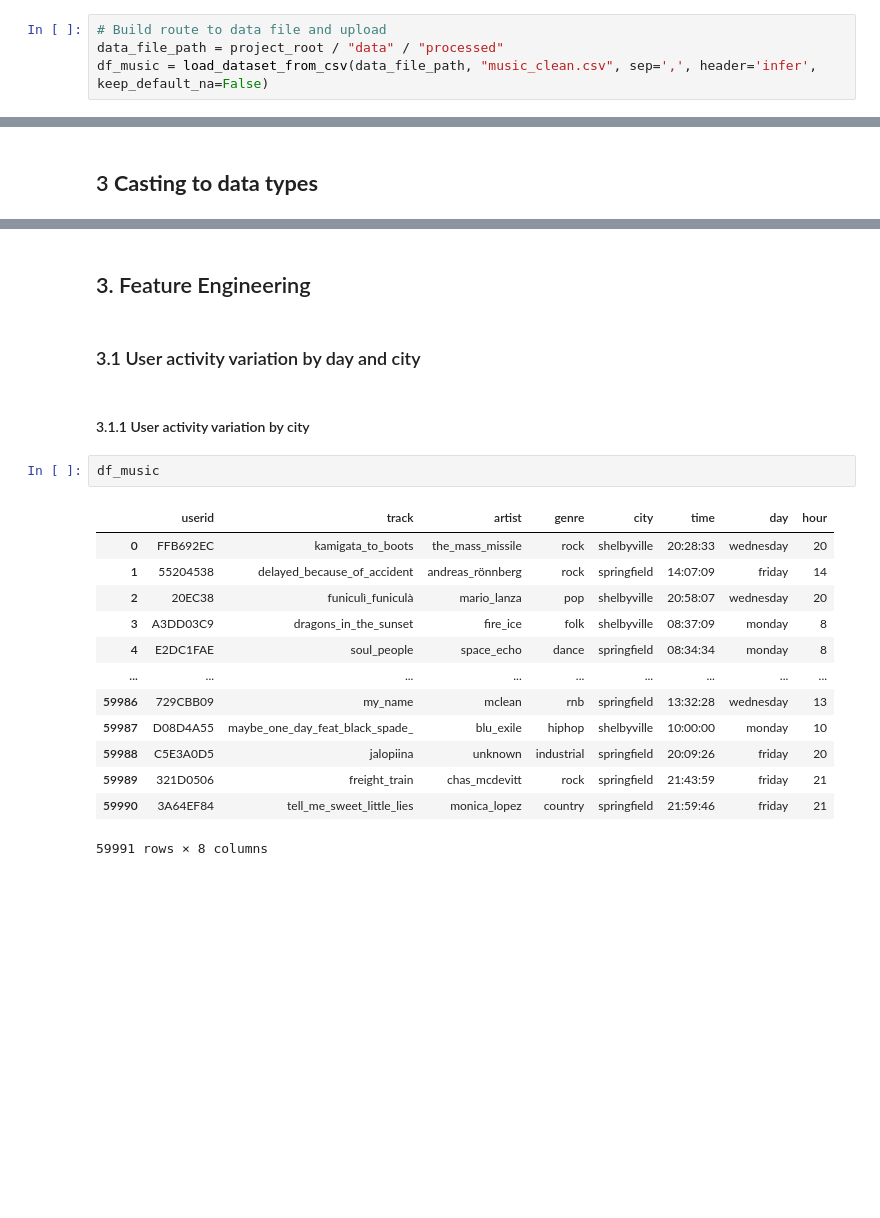
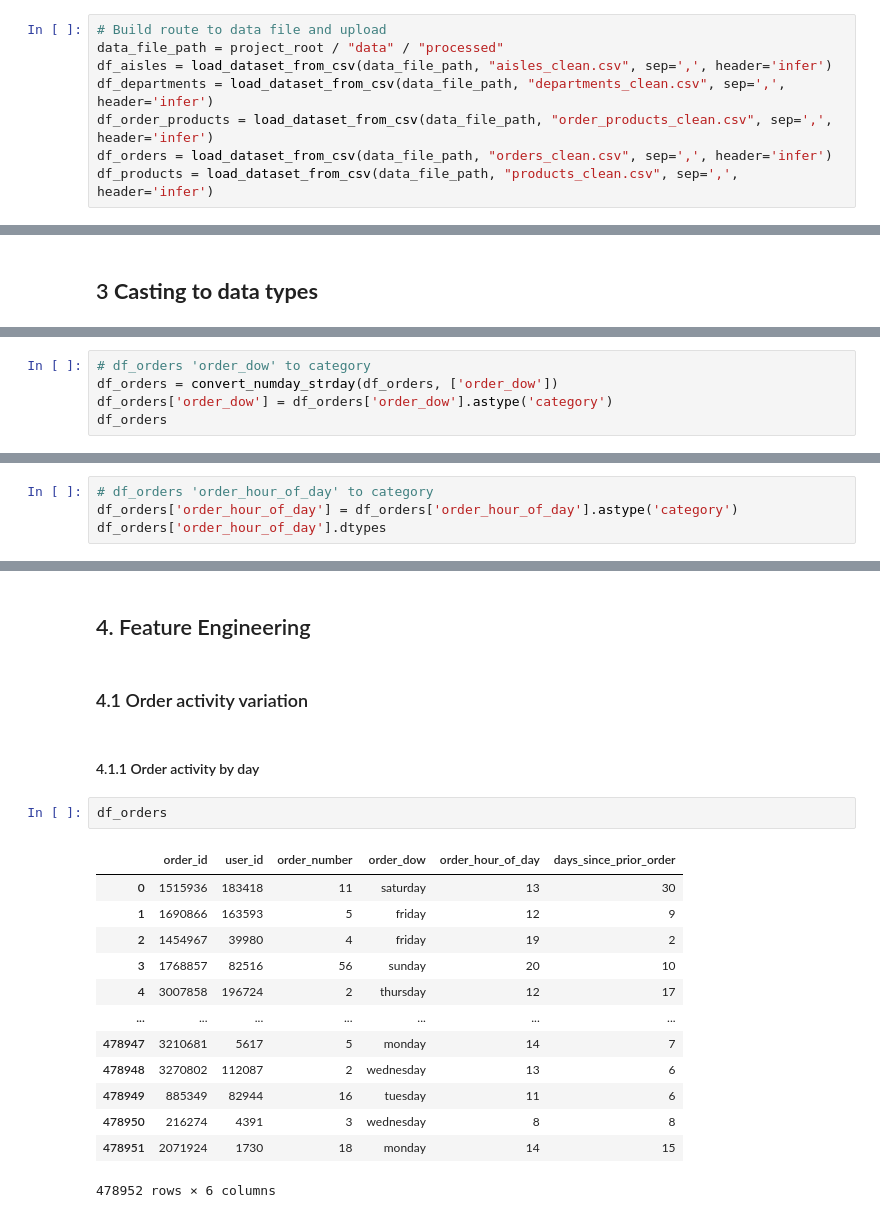
Before and after one commit to LuisPastranaLemus/P_20250505_Purchasing_activity_analysis, a Jupyter notebook: notebooks/02_feature_engineering.ipynb, the cells around one changed output, grey strips where cells are left out. Saved outputs shown, nothing was run; the diff lists cells and outputs as text; blank space fills up the shorter version.

```diff
--- a/notebooks/02_feature_engineering.ipynb
+++ b/notebooks/02_feature_engineering.ipynb
@@ -26,7 +33,11 @@ from src import *
 # %%
 # Build route to data file and upload
 data_file_path = project_root / "data" / "processed"
-df_music = load_dataset_from_csv(data_file_path, "music_clean.csv", sep=',', header='infer', keep_default_na=False)
+df_aisles = load_dataset_from_csv(data_file_path, "aisles_clean.csv", sep=',', header='infer')
+df_departments = load_dataset_from_csv(data_file_path, "departments_clean.csv", sep=',', header='infer')
+df_order_products = load_dataset_from_csv(data_file_path, "order_products_clean.csv", sep=',', header='infer')
+df_orders = load_dataset_from_csv(data_file_path, "orders_clean.csv", sep=',', header='infer')
+df_products = load_dataset_from_csv(data_file_path, "products_clean.csv", sep=',', header='infer')
 # %%
 # Format notebook output
 format_notebook()
@@ -85,0 +79,5 @@ dtype: object
+# %%
+# df_orders 'order_dow' to category
+df_orders = convert_numday_strday(df_orders, ['order_dow'])
+df_orders['order_dow'] = df_orders['order_dow'].astype('category')
+df_orders
@@ -85,0 +103,4 @@ dtype: object
+# %%
+# df_orders 'order_hour_of_day' to category
+df_orders['order_hour_of_day'] = df_orders['order_hour_of_day'].astype('category')
+df_orders['order_hour_of_day'].dtypes
@@ -86,23 +124,23 @@ dtype: object
 # %% [markdown]
-## 3. Feature Engineering
+## 4. Feature Engineering
 # %% [markdown]
-### 3.1 User activity variation by day and city
+### 4.1 Order activity variation
 # %% [markdown]
-#### 3.1.1 User activity variation by city
+#### 4.1.1 Order activity by day
 # %%
-df_music
+df_orders
 # %% [output]
-|  | userid | track | artist | genre | city | time | day | hour |
-| 0 | FFB692EC | kamigata_to_boots | the_mass_missile | rock | shelbyville | 20:28:33 | wednesday | 20 |
-| 1 | 55204538 | delayed_because_of_accident | andreas_rönnberg | rock | springfield | 14:07:09 | friday | 14 |
-| 2 | 20EC38 | funiculì_funiculà | mario_lanza | pop | shelbyville | 20:58:07 | wednesday | 20 |
-| 3 | A3DD03C9 | dragons_in_the_sunset | fire_ice | folk | shelbyville | 08:37:09 | monday | 8 |
-| 4 | E2DC1FAE | soul_people | space_echo | dance | springfield | 08:34:34 | monday | 8 |
-| ... | ... | ... | ... | ... | ... | ... | ... | ... |
-| 59986 | 729CBB09 | my_name | mclean | rnb | springfield | 13:32:28 | wednesday | 13 |
-| 59987 | D08D4A55 | maybe_one_day_feat_black_spade_ | blu_exile | hiphop | shelbyville | 10:00:00 | monday | 10 |
-| 59988 | C5E3A0D5 | jalopiina | unknown | industrial | springfield | 20:09:26 | friday | 20 |
-| 59989 | 321D0506 | freight_train | chas_mcdevitt | rock | springfield | 21:43:59 | friday | 21 |
-| 59990 | 3A64EF84 | tell_me_sweet_little_lies | monica_lopez | country | springfield | 21:59:46 | friday | 21 |
+|  | order_id | user_id | order_number | order_dow | order_hour_of_day | days_since_prior_order |
+| 0 | 1515936 | 183418 | 11 | saturday | 13 | 30 |
+| 1 | 1690866 | 163593 | 5 | friday | 12 | 9 |
+| 2 | 1454967 | 39980 | 4 | friday | 19 | 2 |
+| 3 | 1768857 | 82516 | 56 | sunday | 20 | 10 |
+| 4 | 3007858 | 196724 | 2 | thursday | 12 | 17 |
+| ... | ... | ... | ... | ... | ... | ... |
+| 478947 | 3210681 | 5617 | 5 | monday | 14 | 7 |
+| 478948 | 3270802 | 112087 | 2 | wednesday | 13 | 6 |
+| 478949 | 885349 | 82944 | 16 | tuesday | 11 | 6 |
+| 478950 | 216274 | 4391 | 3 | wednesday | 8 | 8 |
+| 478951 | 2071924 | 1730 | 18 | monday | 14 | 15 |
-59991 rows × 8 columns
+478952 rows × 6 columns
 # %%
```
Also changed, not shown: parts of 70 cells of this notebook, 17 other files.
